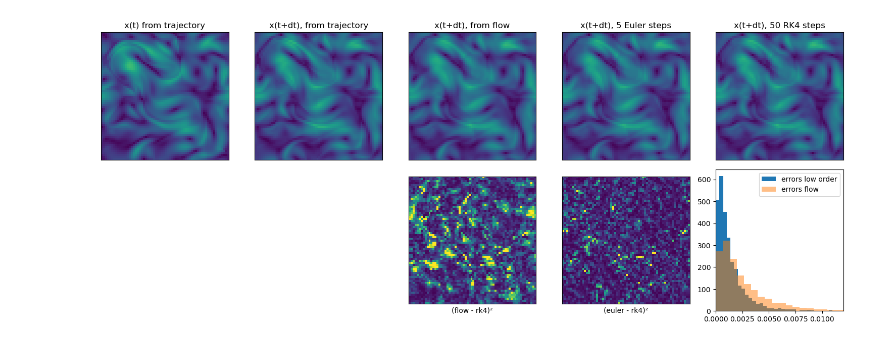
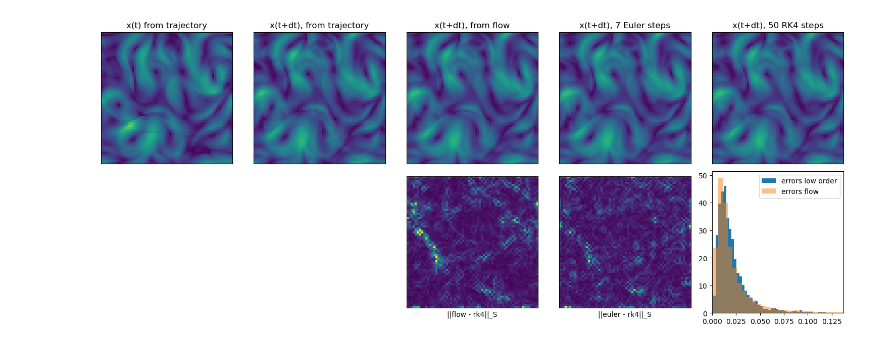
Before and after one commit to graps1/flow-matching-for-time-series, a Jupyter notebook: src/fmfts/experiments/ns2d/visualization.ipynb, the cells around one changed output. Saved outputs shown, nothing was run; the diff lists cells and outputs as text; code cells hidden in the pictures.

```diff
--- a/src/fmfts/experiments/ns2d/visualization.ipynb
+++ b/src/fmfts/experiments/ns2d/visualization.ipynb
@@ -1,21 +1,21 @@
 # %%
 import torch
 import matplotlib.pyplot as plt
-import fmfts.experiments.ns2d.training_parameters as params
+from fmfts.experiments.ns2d.training_parameters import params
 import copy
 from fmfts.experiments.ns2d.models import VelocityModelNS2D, FlowModelNS2D, SingleStepModelNS2D
 from fmfts.dataloader.ns2d import DatasetNS2D
-params = params.TrainingParameters()
 
 torch.set_grad_enabled(False)
 torch.set_default_device("cuda")
 
-velocity = VelocityModelNS2D(features = params.features_velocity)
+velocity = VelocityModelNS2D(**params["velocity"]["model_kwargs"])
 velocity.load_state_dict(torch.load("trained_models/state_velocity.pt", weights_only=True)["model"])
-flow = FlowModelNS2D(velocity_model = copy.deepcopy(velocity), features = params.features_flow)
-flow.load_state_dict(torch.load("trained_models/state_flow.pt", weights_only=True)["model"])
-single_step = SingleStepModelNS2D(velocity_model = copy.deepcopy(velocity),
-                                  features = params.features_single_step)
+flow_l2 = FlowModelNS2D(velocity_model = copy.deepcopy(velocity), **params["flow"]["model_kwargs"])
+flow_l2.load_state_dict(torch.load("trained_models/state_flow_l2.pt", weights_only=True)["model"])
+flow_sobolev = FlowModelNS2D(velocity_model = copy.deepcopy(velocity), **params["flow"]["model_kwargs"])
+flow_sobolev.load_state_dict(torch.load("trained_models/state_flow.pt", weights_only=True)["model"])
+single_step = SingleStepModelNS2D(velocity_model = copy.deepcopy(velocity), **params["single_step"]["model_kwargs"])
 single_step.load_state_dict(torch.load("trained_models/state_single_step.pt", weights_only=True)["model"])
 dataset_test = DatasetNS2D(mode = "test")
 # %%
@@ -79,47 +127,55 @@ plt.show()
 # %%
+from fmfts.utils.loss_fn import sobolev
+
+n_steps_lo = 7
+
 # demonstrates how one can predict a single sample
-y, x = dataset_test.get(10, 0, sequence_len=2)
+y, x = dataset_test.get(1, 0, sequence_len=2)
 y, x = y.unsqueeze(0), x.unsqueeze(0)
-x0 = flow.p0.sample(y.shape).to("cuda")
-x_pred_f = flow.sample(y, steps=1, x0=x0)
+x0 = flow_l2.p0.sample(y.shape).to("cuda")
+x_pred_f = flow_l2.sample(y, steps=1, x0=x0)
 # x_pred_f = single_step.sample(y, x0=x0)
-x_pred_v_lo = flow.v.sample(y, steps= 5, x0=x0, method="euler")
-x_pred_v_ho = flow.v.sample(y, steps=50, x0=x0, method="rk4")
+x_pred_v_lo = flow_l2.v.sample(y, steps= n_steps_lo, x0=x0, method="euler")
+x_pred_v_ho = flow_l2.v.sample(y, steps=         50, x0=x0, method="rk4")
 
 fig, ax = plt.subplots(2, 5, figsize=(3*5, 3*2.1))
 dataset_test.plot(y, ax[0,0])
 dataset_test.plot(x, ax[0,1])
 dataset_test.plot(x_pred_f, ax[0,2])
 dataset_test.plot(x_pred_v_lo, ax[0,3])
 dataset_test.plot(x_pred_v_ho, ax[0,4])
 
-error_flow  = (x_pred_f - x_pred_v_ho).pow(2).mean(dim=1)
-error_lo = (x_pred_v_lo - x_pred_v_ho).pow(2).mean(dim=1)
-ax[1,2].imshow( error_flow[0].cpu().numpy(), vmin=0, vmax=0.01 )
-ax[1,3].imshow( error_lo[0].cpu().numpy(), vmin=0, vmax=0.01 )
-ax[1,4].hist( error_lo.flatten().cpu().numpy(),   bins=50, alpha=1.0, label="errors low order", density=True )
-ax[1,4].hist( error_flow.flatten().cpu().numpy(), bins=50, alpha=0.5, label="errors flow",      density=True )
+error_flow  = sobolev(x_pred_f - x_pred_v_ho,    alpha=1.0, beta=20.0, t=torch.ones(1), pointwise=True)
+error_lo    = sobolev(x_pred_v_lo - x_pred_v_ho, alpha=1.0, beta=20.0, t=torch.ones(1), pointwise=True)
+error_flow = error_flow.mean(dim=1)
+error_lo   = error_lo.mean(dim=1)
+
+# error_lo = (x_pred_v_lo - x_pred_v_ho).pow(2).mean(dim=1)
+ax[1,2].imshow( error_flow[0].cpu().numpy(), vmin=0, vmax=0.2 )
+ax[1,3].imshow( error_lo[0].cpu().numpy(), vmin=0, vmax=0.2)
+ax[1,4].hist( error_lo.flatten().cpu().numpy(),   bins=100, alpha=1.0, label="errors low order", density=True )
+ax[1,4].hist( error_flow.flatten().cpu().numpy(), bins=100, alpha=0.5, label="errors flow",      density=True )
 ax[1,4].legend()
-ax[1,4].set_xlim([0, error_lo.max().cpu().numpy()*0.7])
+ax[1,4].set_xlim([0, error_lo.max().cpu().numpy()*0.5])
 
 ax[1,0].remove()
 ax[1,1].remove()
 ax[0,0].set_title("x(t) from trajectory")
 ax[0,1].set_title("x(t+dt), from trajectory")
 ax[0,2].set_title("x(t+dt), from flow")
-ax[0,3].set_title("x(t+dt), 5 Euler steps")
+ax[0,3].set_title(f"x(t+dt), {n_steps_lo} Euler steps")
 ax[0,4].set_title("x(t+dt), 50 RK4 steps")
 for i in range(4):
     for j in range(2):
         ax[j,i].set_xticks([])
         ax[j,i].set_yticks([])
 ax[0,4].set_xticks([])
 ax[0,4].set_yticks([])
 
-ax[1,2].set_xlabel("(flow - rk4)²")
-ax[1,3].set_xlabel("(euler - rk4)²")
+ax[1,2].set_xlabel("||flow - rk4||_S")
+ax[1,3].set_xlabel("||euler - rk4||_S")
 
 plt.tight_layout()
 plt.show()
 # %% [output]
-[figure, old version]
+[figure, new version]
```
Also changed, not shown: parts of 3 cells of this notebook, 17 other files.
